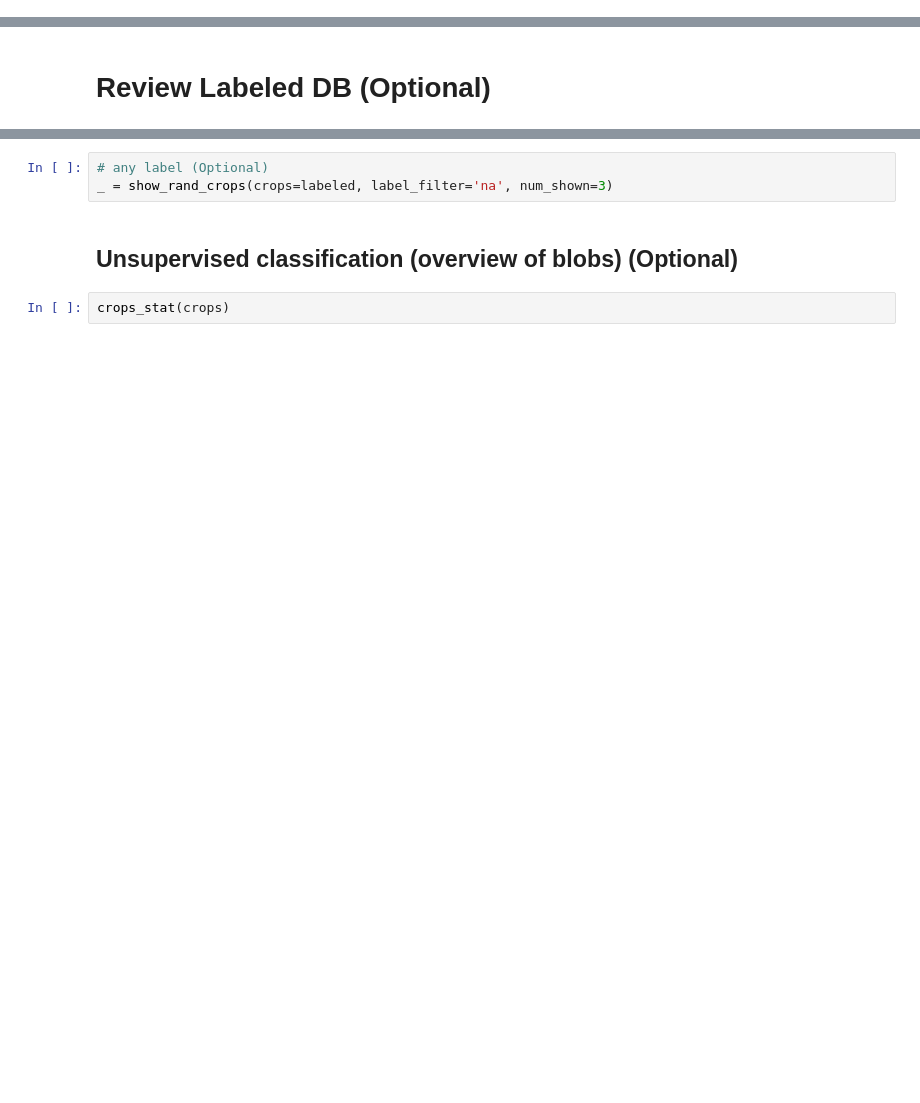
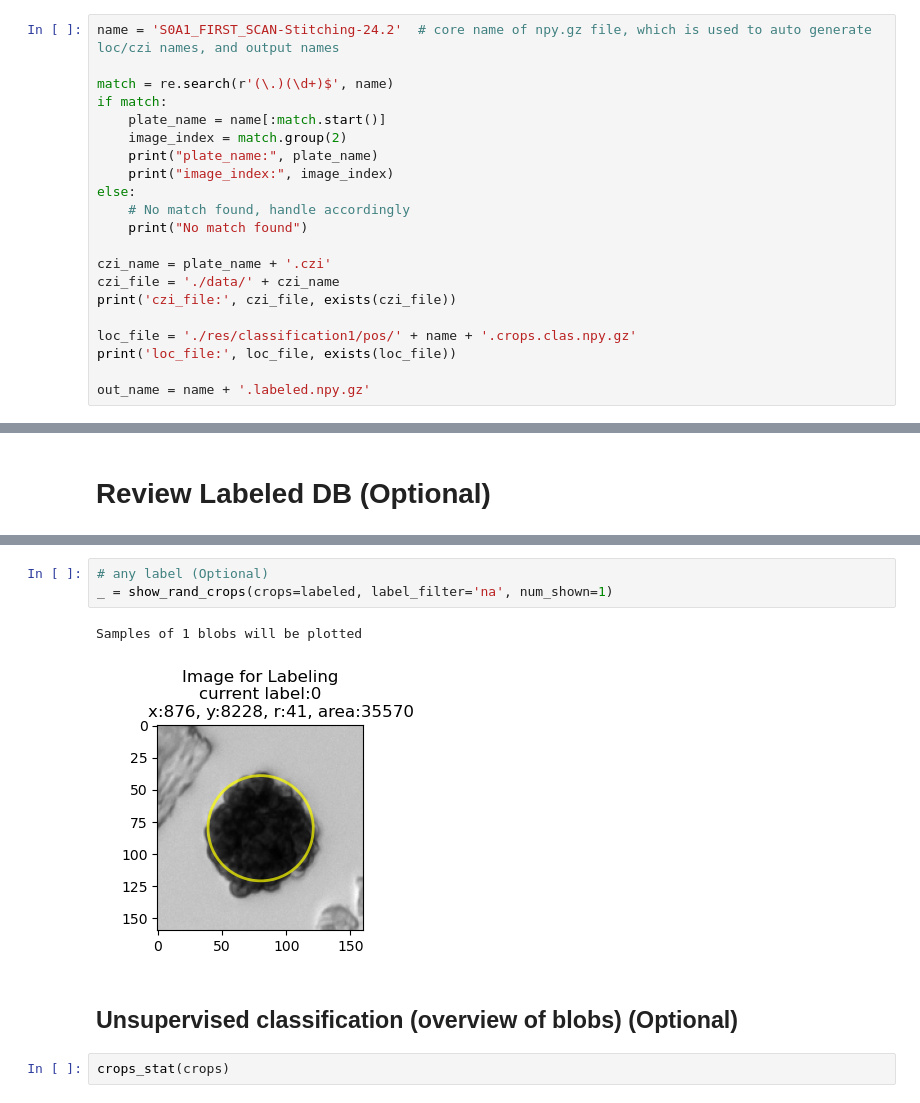
Before and after one commit to radio1988/c-count, a Jupyter notebook: workflow/notebooks/labeling.ipynb, the cells around one changed output, grey strips where cells are left out. Saved outputs shown, nothing was run; the diff lists cells and outputs as text; blank space fills up the shorter version.

Commit message:
setdiff_blobs

```diff
--- a/workflow/notebooks/labeling.ipynb
+++ b/workflow/notebooks/labeling.ipynb
@@ -45,0 +48,21 @@ print('out fname:', out_name)
+# %%
+name = 'S0A1_FIRST_SCAN-Stitching-24.2'  # core name of npy.gz file, which is used to auto generate loc/czi names, and output names
+
+match = re.search(r'(\.)(\d+)$', name)
+if match:
+    plate_name = name[:match.start()]
+    image_index = match.group(2)
+    print("plate_name:", plate_name)
+    print("image_index:", image_index)
+else:
+    # No match found, handle accordingly
+    print("No match found")
+
+czi_name = plate_name + '.czi'
+czi_file = './data/' + czi_name
+print('czi_file:', czi_file, exists(czi_file))
+
+loc_file = './res/classification1/pos/' + name + '.crops.clas.npy.gz'
+print('loc_file:', loc_file, exists(loc_file))
+
+out_name = name + '.labeled.npy.gz'
@@ -100,6 +158,9 @@ _ = show_rand_crops(crops=labeled, label_filter=0, num_shown=2)
 # %%
 # any label (Optional)
-_ = show_rand_crops(crops=labeled, label_filter='na', num_shown=3)
+_ = show_rand_crops(crops=labeled, label_filter='na', num_shown=1)
+# %% [output]
+Samples of 1 blobs will be plotted
+[figure, added]
 # %% [markdown]
 ## Unsupervised classification (overview of blobs) (Optional)
 # %%
```
Also changed, not shown: parts of 17 cells of this notebook, 1 other file.
